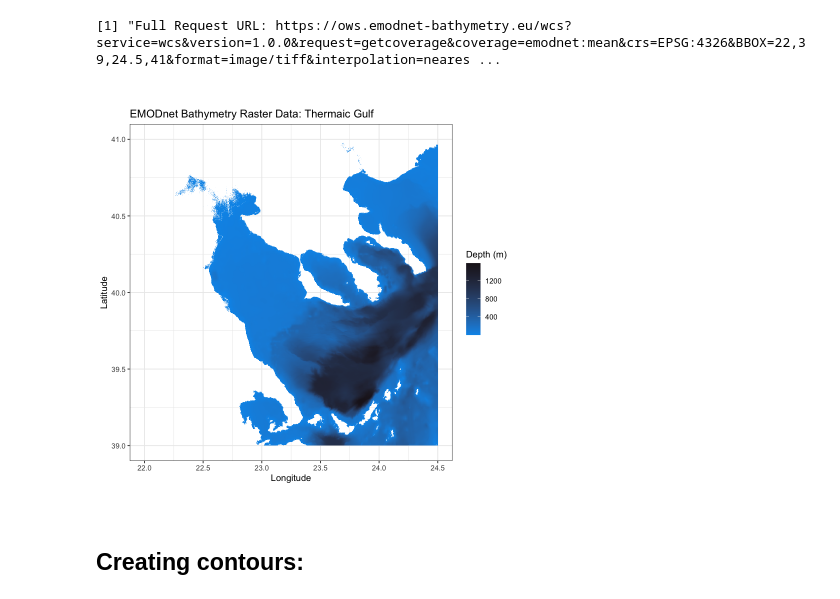
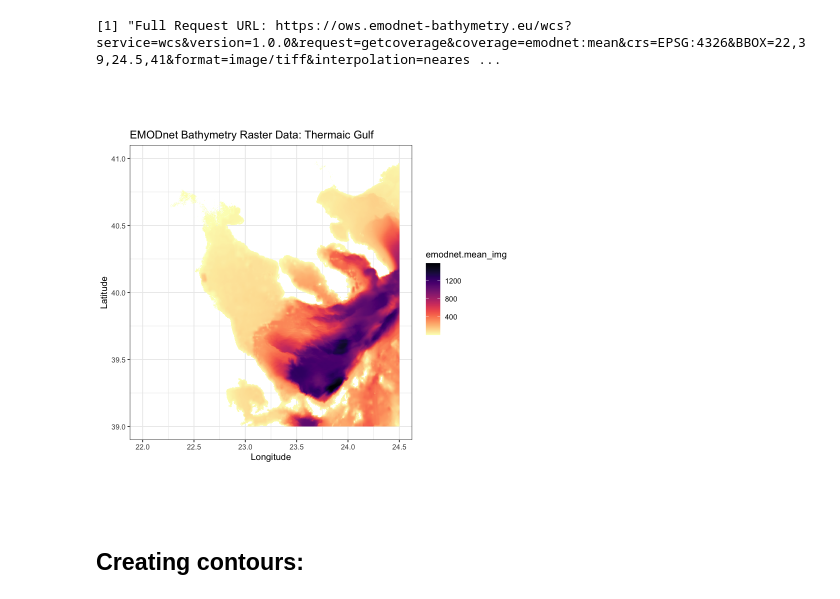
Before and after one commit to johnmays/bathymetric-data-vis, a Jupyter notebook: r_development/wcs_contour_generation.ipynb, the cells around one changed output. Saved outputs shown, nothing was run; the diff lists cells and outputs as text; code cells hidden in the pictures.

Commit message:
good stopping point; got contours to display with colormaps

```diff
--- a/r_development/wcs_contour_generation.ipynb
+++ b/r_development/wcs_contour_generation.ipynb
@@ -44,7 +44,7 @@ get_bathymetry_tile <- function(name, xmin, xmax, ymin, ymax, resx = 1, resy = 1
   temp <- paste(name, "img.tiff", sep = "_")
   temp <- tempfile(temp)
   download.file(url, temp, quiet = FALSE, mode = "wb")
-  img_raw <- raster(temp)
+  img_raw <- raster::raster(temp)
   img_raw <- -1 * img_raw
   img_raw[img_raw < 0] <- 0 # (any heights above sea level become 0)
   img_raw[img_raw == 0] <- NaN # (any coastlines are marked with NaN)
@@ -55,19 +55,20 @@ img <- get_bathymetry_tile(name="emodnet:mean", xmin, xmax, ymin, ymax, resx = 0
 # %% [output]
 [1] "Full Request URL: https://ows.emodnet-bathymetry.eu/wcs?service=wcs&version=1.0.0&request=getcoverage&coverage=emodnet:mean&crs=EPSG:4326&BBOX=22,39,24.5,41&format=image/tiff&interpolation=neares ...
 # %%
-bathy <- as.data.frame(as(img, "SpatialPixelsDataFrame"))
+bathy_df <- as.data.frame(as(img, "SpatialPixelsDataFrame"))
 # %%
-map <- ggplot(aes(x = x, y = y, z = emodnet.mean_img), data = bathy) +
-  geom_tile(data = bathy, aes(fill = emodnet.mean_img)) +
-  scale_fill_gradient(low = "#0097ea", high = "#1f1820", name = "Depth (m)") +
+map <- ggplot(aes(x = x, y = y, z = emodnet.mean_img), data = bathy_df) +
+  geom_tile(data = bathy_df, aes(fill = emodnet.mean_img)) +
+  #scale_fill_gradient(low = "#0097ea", high = "#1f1820", name = "Depth (m)") +
+  scale_fill_viridis(option = "A", direction = -1) + # magma colormap
   coord_quickmap(xlim = range(xmin, xmax), ylim = range(ymin, ymax)) +
   ggtitle("EMODnet Bathymetry Raster Data: Thermaic Gulf") +
   xlab("Longitude") +
   ylab("Latitude") +
   theme_bw()
 map
 # %% [output]
-[figure, old version]
+[figure, new version]
 # %% [markdown]
 ## Creating contours:
 # %%
```
Also changed, not shown: parts of 15 cells of this notebook, 1 other file.
